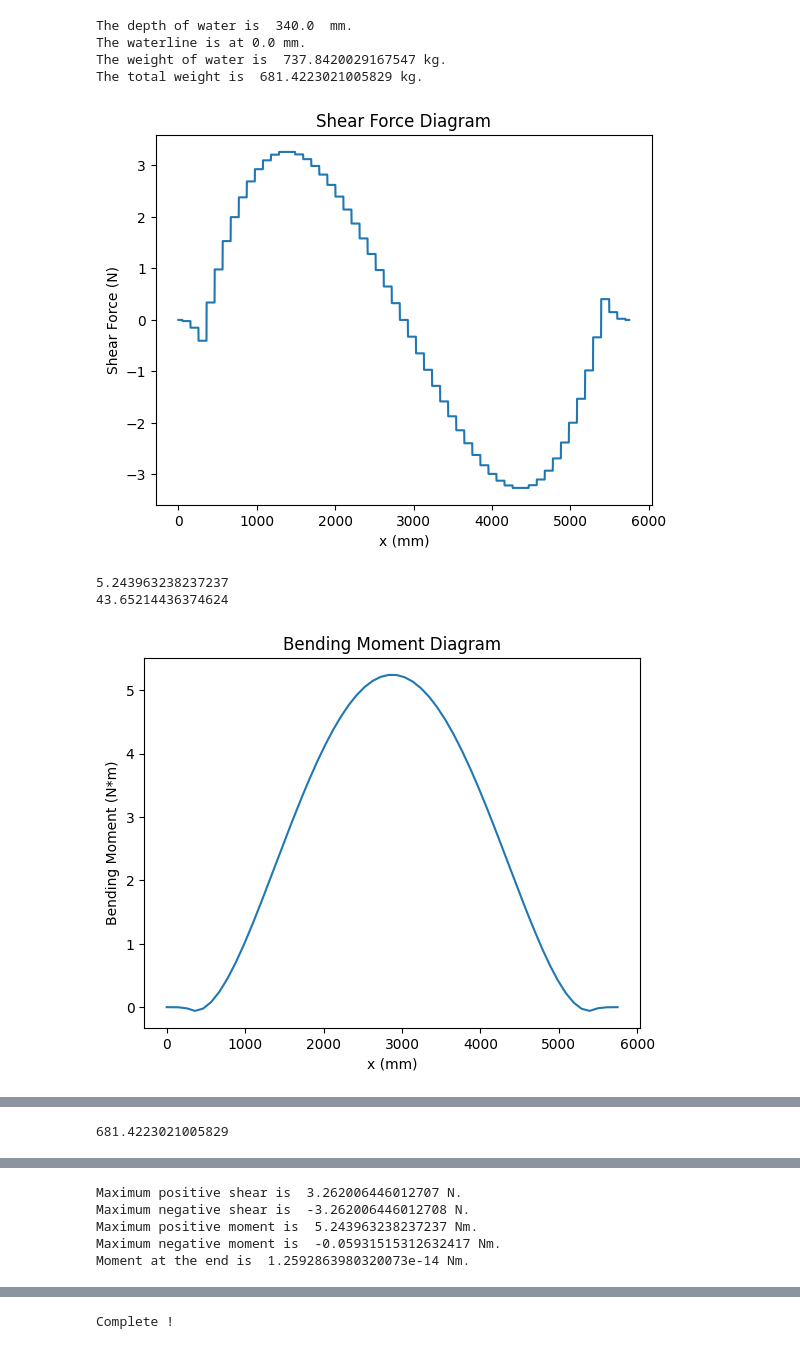
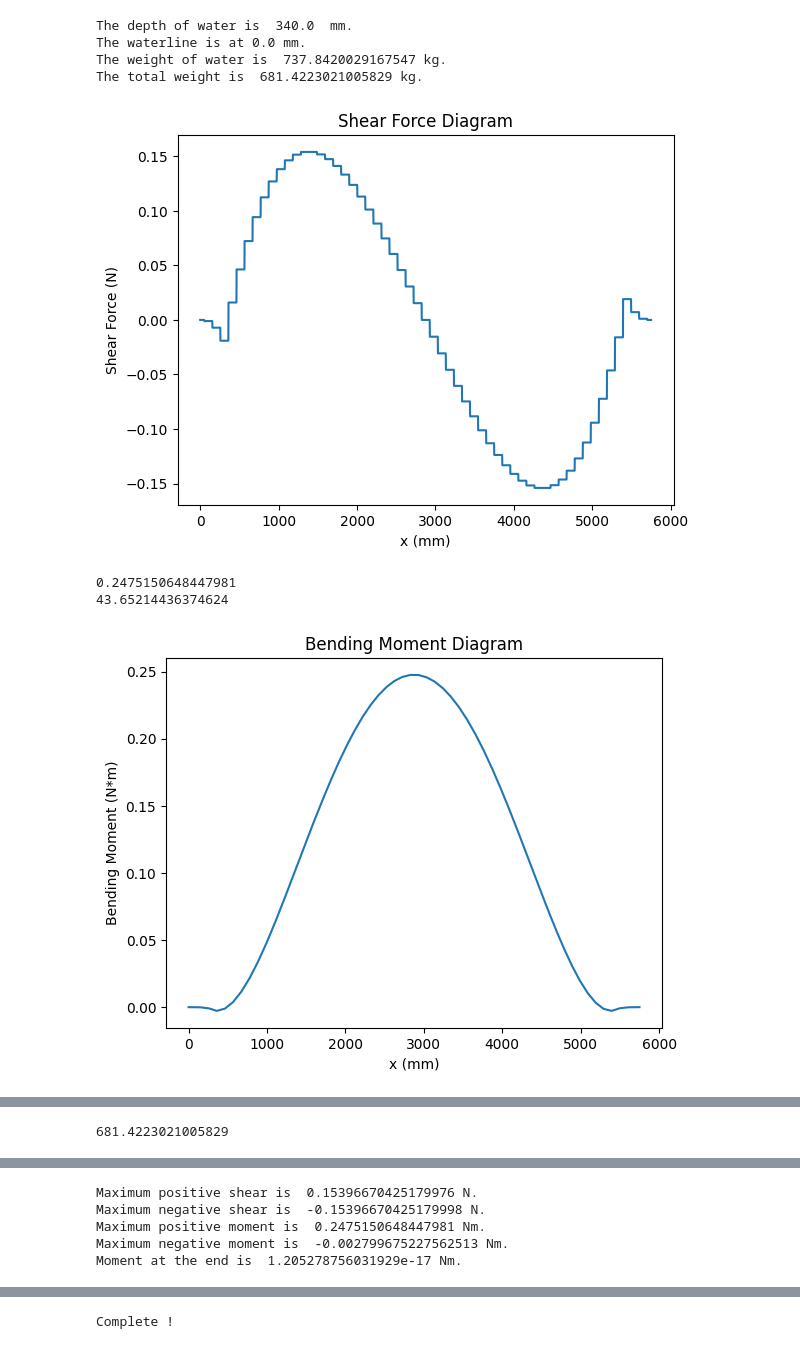
Before and after one commit to UWaterlooConcreteCanoe/Structural_Analysis, a Jupyter notebook: Longitudinal Analysis_Transportation.ipynb, the cells around one changed output, grey strips where cells are left out. Saved outputs shown, nothing was run; the diff lists cells and outputs as text; code cells hidden in the pictures.

```diff
--- a/Longitudinal Analysis_Transportation.ipynb
+++ b/Longitudinal Analysis_Transportation.ipynb
@@ -305,7 +305,7 @@ x = []
 shear = []
 
 # Acceleration from transport
-a = 1
+a = 0.0472
 accelForce = a*canoe_weight
 distribLoad = accelForce/50 # no. stations on which the upwards distributed load is applied
 
@@ -397,49 +397,52 @@ momentAccelerationRatio = 5.243963238237237 # moment at centre in the current lo
 peakAccel = enduranceLimit/momentAccelerationRatio
 print(peakAccel)
 
+resistanceTensBottomArray = pd.read_csv('resistanceTensBottomArray.csv', header=None)[0]
+resistanceTensTopArray = pd.read_csv('resistanceTensTopArray.csv', header=None)[0]
+
 plt.plot(x,moment)
 plt.title('Bending Moment Diagram')
 plt.xlabel('x (mm)')
 plt.ylabel('Bending Moment (N*m)')
 plt.show()
 
 plt.plot(stat_x,stat_Mass)
 plt.show()
 
 print(sum(vol_mass))
 
 plt.plot(stat_x,vol_mass)
 plt.show()
 
 # # Export points to csv file:
 # df1 = pd.DataFrame(data={'Station': Station_by_length, 'Length': x, 'Moment': moment})
 
 # csv_file = 'Length_vs_Moment_6 Paddler.csv'
 # script_dir = os.path.abspath('data')
 # file_path = os.path.join(script_dir, csv_file)
 # df1.to_csv(file_path, index=False)
 
 shear_max_index = shear.index(max(shear))
 #x(shear_max_index)
 
 print('Maximum positive shear is ', max(shear), 'N.')
 print('Maximum negative shear is ', min(shear), 'N.')
 print('Maximum positive moment is ', max(moment), 'Nm.')
 print('Maximum negative moment is ', min(moment), 'Nm.')
 print('Moment at the end is ', moment[len(moment)-1],'Nm.')
 # %% [output]
-[figure, old version]
+[figure, new version]
-5.243963238237237
+0.2475150648447981
 43.65214436374624
-[figure, old version]
+[figure, new version]
 [figure]
 681.4223021005829
 [figure]
-Maximum positive shear is  3.262006446012707 N.
-Maximum negative shear is  -3.262006446012708 N.
-Maximum positive moment is  5.243963238237237 Nm.
-Maximum negative moment is  -0.05931515312632417 Nm.
-Moment at the end is  1.2592863980320073e-14 Nm.
+Maximum positive shear is  0.15396670425179976 N.
+Maximum negative shear is  -0.15396670425179998 N.
+Maximum positive moment is  0.2475150648447981 Nm.
+Maximum negative moment is  -0.002799675227562513 Nm.
+Moment at the end is  1.205278756031929e-17 Nm.
 # %%
 # NEGATIVE ACCEL
 
```
Also changed, not shown: parts of 4 cells of this notebook, 3 other files.
